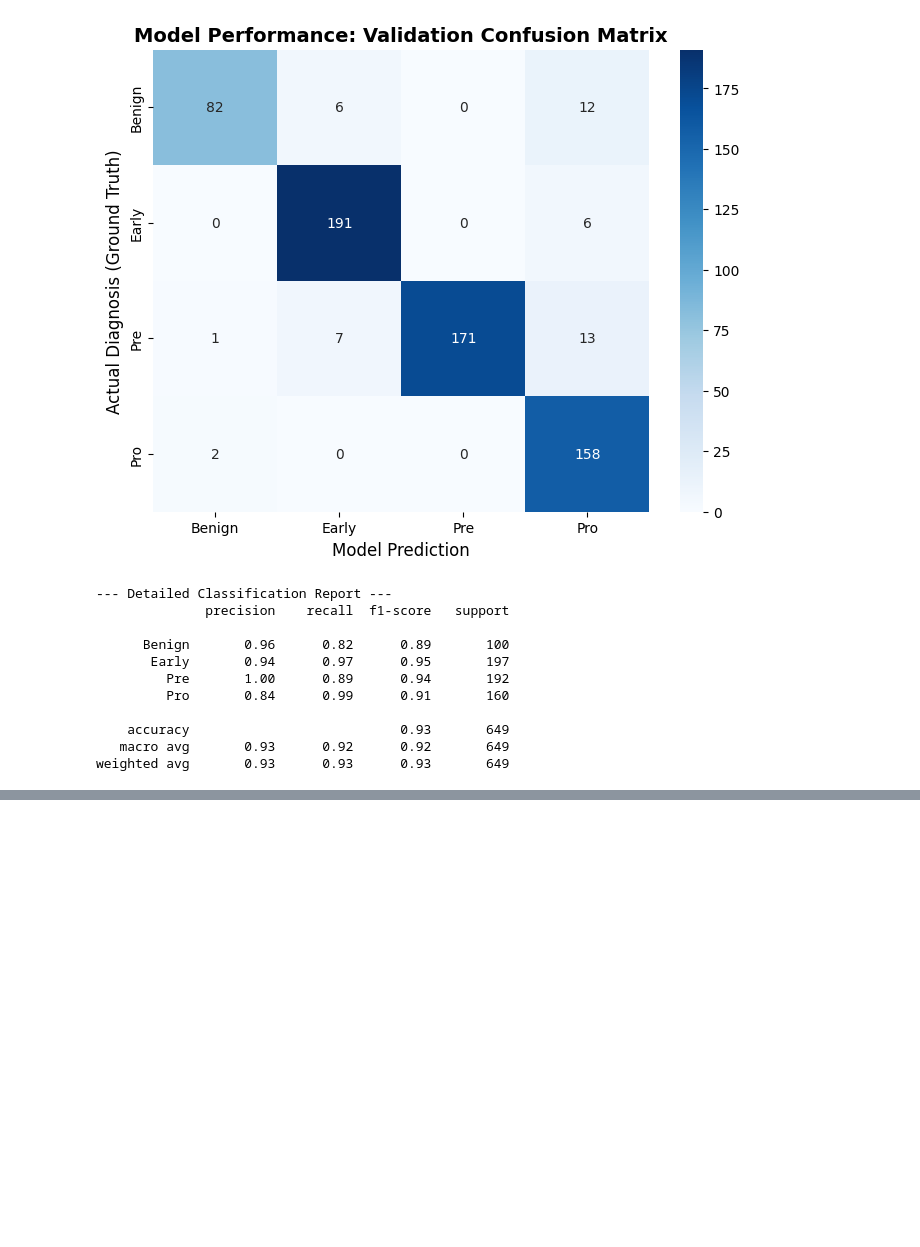
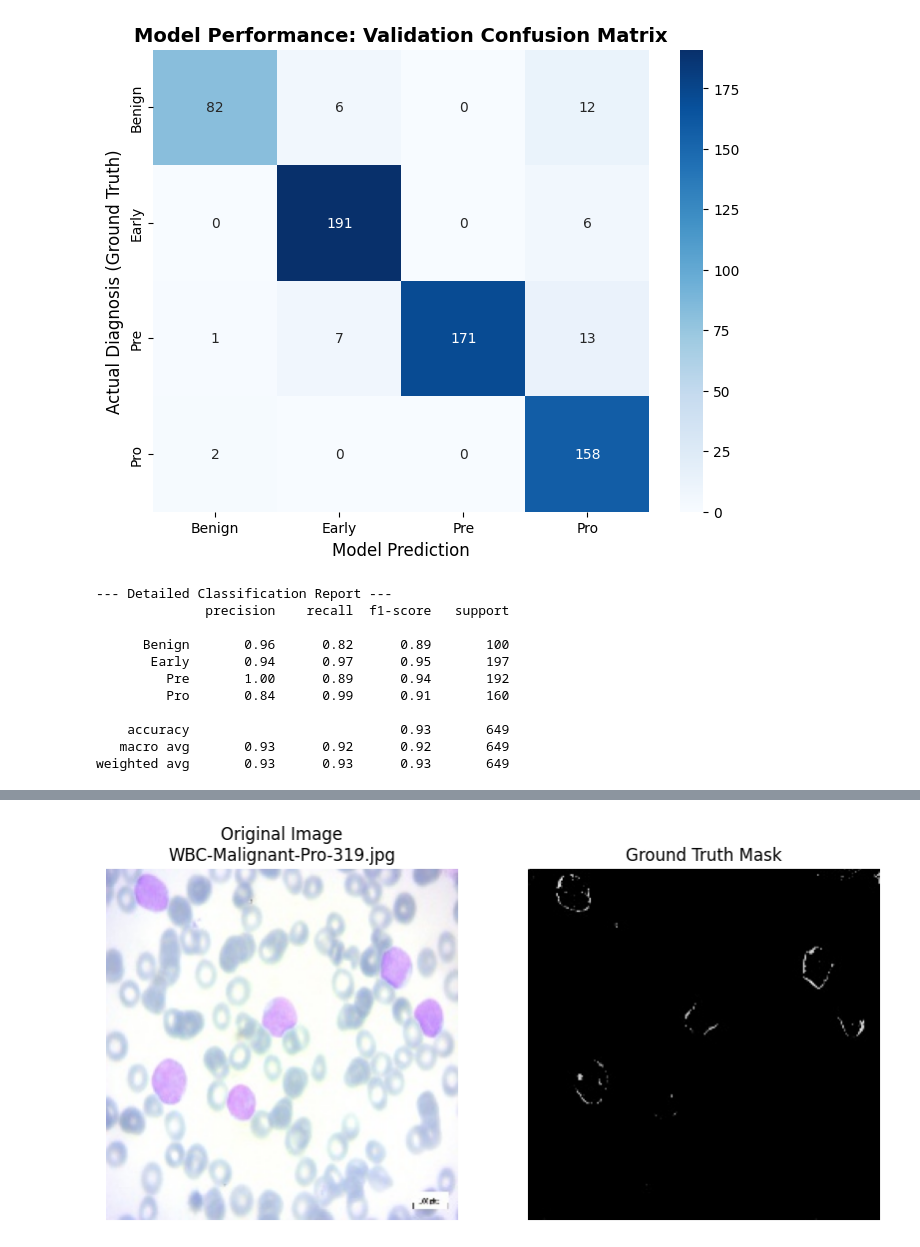
Before and after one commit to sheeCancode/leukemia-detection-cnn, a Jupyter notebook: leukemia_detection_cnn.ipynb, the cells around one changed output, grey strips where cells are left out. Drawn from its saved outputs; the diff is of its cells as text; code cells hidden in the pictures; blank space fills up the shorter version.

```diff
--- a/leukemia_detection_cnn.ipynb
+++ b/leukemia_detection_cnn.ipynb
@@ -1278,0 +1530,88 @@ weighted avg       0.93      0.93      0.93       649
+# %%
+import os
+import cv2
+import numpy as np
+import matplotlib.pyplot as plt
+from google.colab import drive
+
+# 1. Mount Drive
+try:
+    drive.mount('/content/drive')
+except:
+    pass
+
+# 2. Define the paths
+original_dir = "/content/drive/MyDrive/leukemia-dataset/Original"
+segmented_dir = "/content/drive/MyDrive/leukemia-dataset/Segmented"
+
+# 3. Create lists to hold the paired file paths
+image_paths = []
+mask_paths = []
+
+categories = ['Early', 'Benign', 'Pre', 'Pro']
+
+print("Scanning dataset for matching image-mask pairs...\n")
+
+for category in categories:
+    orig_cat_path = os.path.join(original_dir, category)
+
+    # THE FIX: Check for both capitalized AND lowercase Segmented folders!
+    seg_cat_path_cap = os.path.join(segmented_dir, category)
+    seg_cat_path_low = os.path.join(segmented_dir, category.lower())
+
+    if os.path.exists(seg_cat_path_low):
+        seg_cat_path = seg_cat_path_low
+    elif os.path.exists(seg_cat_path_cap):
+        seg_cat_path = seg_cat_path_cap
+    else:
+        print(f"Could not find Segmented folder for {category} (tried both '{category}' and '{category.lower()}')")
+        continue
+
+    if not os.path.exists(orig_cat_path):
+        print(f"Could not find Original folder: {orig_cat_path}")
+        continue
+
+    filenames = sorted(os.listdir(orig_cat_path))
+
+    for filename in filenames:
+        # Check both .jpg and .png formats just in case the masks are saved differently
+        name, _ = os.path.splitext(filename)
+        orig_img_path = os.path.join(orig_cat_path, filename)
+
+        # Try to find a matching mask with common extensions
+        mask_found = False
+        for ext in ['.jpg', '.jpeg', '.png', '.tif']:
+            possible_mask_path = os.path.join(seg_cat_path, name + ext)
+            if os.path.exists(possible_mask_path):
+                image_paths.append(orig_img_path)
+                mask_paths.append(possible_mask_path)
+                mask_found = True
+                break # Move to the next image once we find a match
+
+print(f"✅ Successfully found {len(image_paths)} matching image-mask pairs!")
+
+# 4. Visualize a random pair
+if len(image_paths) > 0:
+    random_idx = np.random.randint(0, len(image_paths))
+
+    orig_img = cv2.imread(image_paths[random_idx])
+    orig_img = cv2.cvtColor(orig_img, cv2.COLOR_BGR2RGB)
+
+    mask_img = cv2.imread(mask_paths[random_idx], cv2.IMREAD_GRAYSCALE)
+
+    plt.figure(figsize=(10, 5))
+
+    plt.subplot(1, 2, 1)
+    plt.imshow(orig_img)
+    plt.title(f"Original Image\n{os.path.basename(image_paths[random_idx])}")
+    plt.axis('off')
+
+    plt.subplot(1, 2, 2)
+    plt.imshow(mask_img, cmap='gray')
+    plt.title("Ground Truth Mask")
+    plt.axis('off')
+
+    plt.show()
+else:
+    print("❌ Error: Still could not find pairs. Run this in a new cell so we can see what is in your folder: !ls /content/drive/MyDrive/leukemia-dataset/Segmented")
+# %% [output]
@@ -1278,0 +1622 @@ weighted avg       0.93      0.93      0.93       649
+[figure, added]
```
Also changed, not shown: parts of 6 cells of this notebook.
